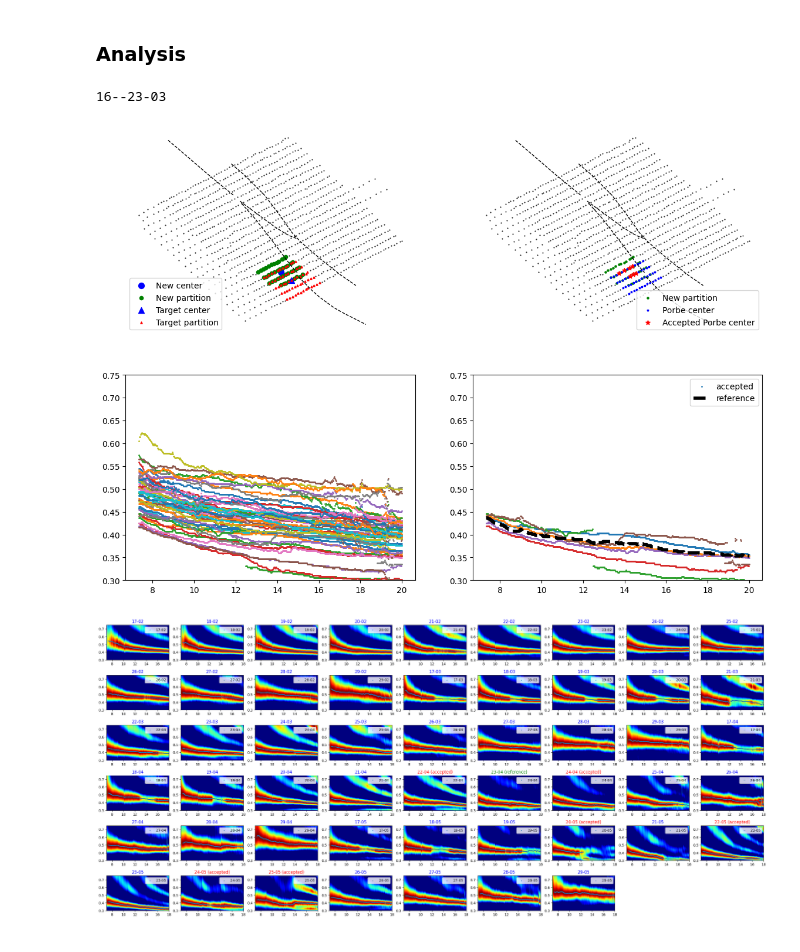
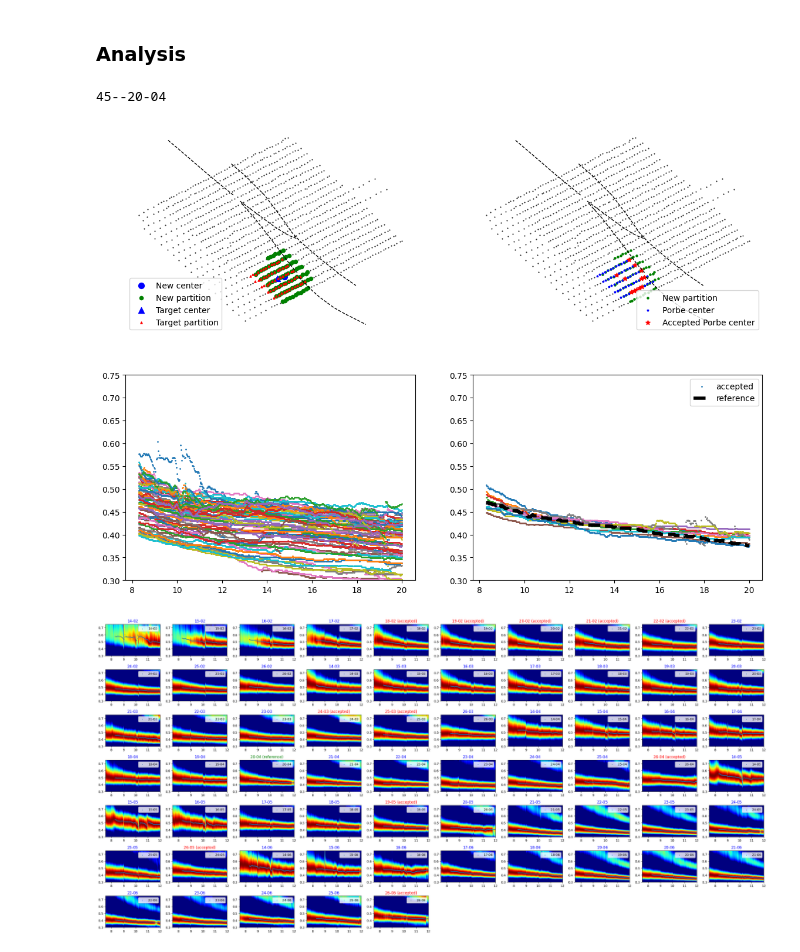
Before and after one commit to harmonsong/SGB_tomography_project, a Jupyter notebook: 3-2-2-3_post-repartition-analysis.ipynb, the cells around one changed output. Saved outputs shown, nothing was run; the diff lists cells and outputs as text; code cells hidden in the pictures.

```diff
--- a/3-2-2-3_post-repartition-analysis.ipynb
+++ b/3-2-2-3_post-repartition-analysis.ipynb
@@ -271,7 +261,7 @@ def plot_disp_all(key_subwork):
     plt.savefig(dir_image+'disp_all_'+key_subwork+'.png',dpi=60)
     #plt.close()
 # %%
-nums_repick = [13]
+nums_repick = [45]
 key_subworks = []
 for num in nums_repick:
     tag = str(num)
@@ -291,16 +281,16 @@ probe_accept_all = info_basic_bi['probe_accept']
 probe_ref_all = info_basic_bi['probe_ref']
 # %%
 c_lim = [0.3,0.75]
-f_lim = [7.5,18]
+f_lim = [7.5,12]
 for key_subwork in key_subworks:
     print(key_subwork)
     target = key_subwork[key_subwork.find('--')+2:]
     probes = info_basic_bi['probe'][key_subwork]
     probes_accept = probe_accept_all[target]
     probe_ref = probe_ref_all[target]
     new_target_comparison(key_subwork)
     plot_disp_all(key_subwork)
 # %% [output]
-16--23-03
+45--20-04
-[figure, old version]
+[figure, new version]
-[figure, old version]
+[figure, new version]
```
Also changed, not shown: parts of 4 cells of this notebook, 4 other files.
